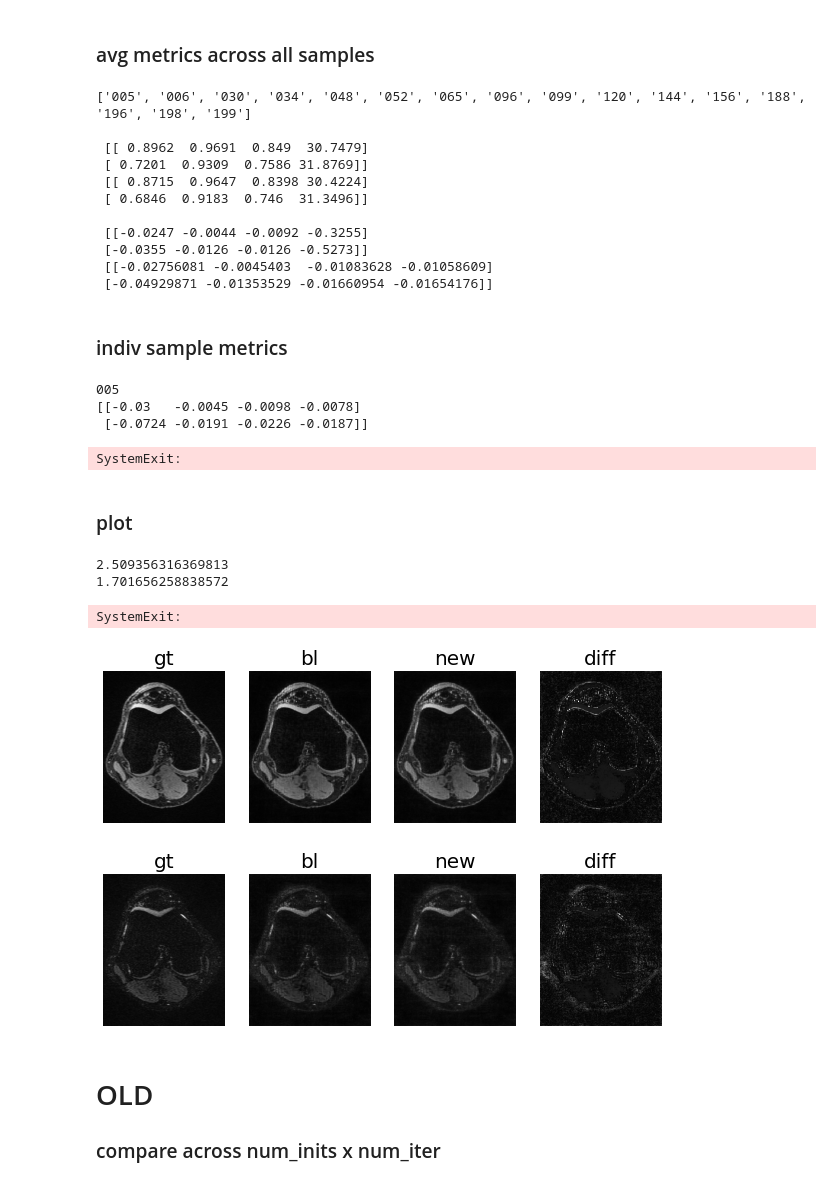
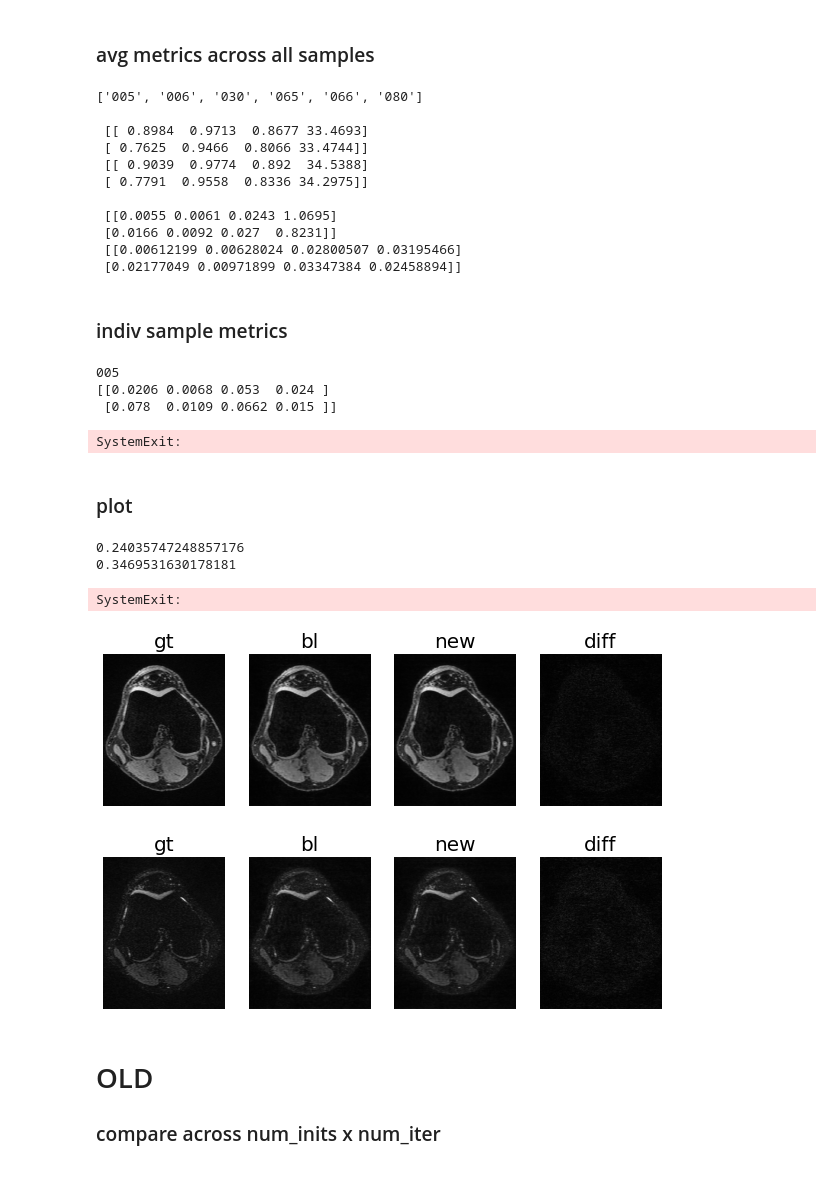
Before and after one commit to davevanveen/unsup_mri, a Jupyter notebook: ipynb/20210402_eval_many_inits.ipynb, the cells around one changed output. Saved outputs shown, nothing was run; the diff lists cells and outputs as text; code cells hidden in the pictures.

```diff
--- a/ipynb/20210402_eval_many_inits.ipynb
+++ b/ipynb/20210402_eval_many_inits.ipynb
@@ -80,23 +80,23 @@ accel = 4
 path_base = '/bmrNAS/people/dvv/out_qdess/accel_{}x/'.format(accel)
 
 path_gt = path_base + 'gt/'
-path_bl = path_base + 'many_heads/'
-path_new = path_base + 'many_heads/'
+path_bl = path_base + 'baseline/'
+path_new = path_base + 'many_inits/iter_10k/'
 
 inits_bl = 1
-inits_new = 4
+inits_new = 2
 # %% [markdown]
 ### load imgs, calc metrics
 # %%
 mtr_id_list = get_mtr_ids_and(path_bl, path_new)
 
 imgs_gt = load_imgs(mtr_id_list, path=path_gt)
-# imgs_bl = load_imgs_many_inits(mtr_id_list, path=path_bl,
-#                                num_inits=inits_bl, avg_inits=True)
-# imgs_new = load_imgs_many_inits(mtr_id_list, path=path_new,
-#                                 num_inits=inits_new, avg_inits=True)
-imgs_bl = load_imgs(mtr_id_list, path=path_bl, flag=False)
-imgs_new = load_imgs(mtr_id_list, path=path_new, flag=True)
+imgs_bl = load_imgs_many_inits(mtr_id_list, path=path_bl,
+                               num_inits=inits_bl, avg_inits=True)
+imgs_new = load_imgs_many_inits(mtr_id_list, path=path_new,
+                                num_inits=inits_new, avg_inits=True)
+# imgs_bl = load_imgs(mtr_id_list, path=path_bl)
+# imgs_new = load_imgs(mtr_id_list, path=path_new)
 
 metrics_bl = calc_metrics_imgs(imgs_gt, imgs_bl)
 metrics_new = calc_metrics_imgs(imgs_gt, imgs_new)
@@ -110,17 +110,17 @@ mu_new = np.around(np.mean(metrics_new, 0), 4)
 mu_diff = mu_new - mu_bl
 print('\n', mu_bl, '\n', mu_new, '\n\n', mu_diff, '\n', mu_new/mu_bl-1)
 # %% [output]
-['005', '006', '030', '034', '048', '052', '065', '096', '099', '120', '144', '156', '188', '196', '198', '199']
+['005', '006', '030', '065', '066', '080']
 
- [[ 0.8962  0.9691  0.849  30.7479]
- [ 0.7201  0.9309  0.7586 31.8769]]
- [[ 0.8715  0.9647  0.8398 30.4224]
- [ 0.6846  0.9183  0.746  31.3496]]
+ [[ 0.8984  0.9713  0.8677 33.4693]
+ [ 0.7625  0.9466  0.8066 33.4744]]
+ [[ 0.9039  0.9774  0.892  34.5388]
+ [ 0.7791  0.9558  0.8336 34.2975]]
 
- [[-0.0247 -0.0044 -0.0092 -0.3255]
- [-0.0355 -0.0126 -0.0126 -0.5273]]
- [[-0.02756081 -0.0045403  -0.01083628 -0.01058609]
- [-0.04929871 -0.01353529 -0.01660954 -0.01654176]]
+ [[0.0055 0.0061 0.0243 1.0695]
+ [0.0166 0.0092 0.027  0.8231]]
+ [[0.00612199 0.00628024 0.02800507 0.03195466]
+ [0.02177049 0.00971899 0.03347384 0.02458894]]
 # %% [markdown]
 ### indiv sample metrics
 # %%
@@ -136,43 +136,43 @@ for idx_s, mtr_id in enumerate(mtr_id_list):
     sys.exit()
 # %% [output]
 005
-[[-0.03   -0.0045 -0.0098 -0.0078]
- [-0.0724 -0.0191 -0.0226 -0.0187]]
+[[0.0206 0.0068 0.053  0.024 ]
+ [0.078  0.0109 0.0662 0.015 ]]
 SystemExit:
 # %% [markdown]
 ### plot
 # %%
 # title_list = ['gt', '1 init', '4 inits']
 title_list = ['gt', 'bl', 'new']
 clim_list = [None] * len(title_list)
 DIFF_MAP = True
 
 for idx_s in np.arange(imgs_gt.shape[0]):
     for idx_e in np.arange(imgs_gt.shape[1]):
 
         im_gt, im1, im2 = imgs_gt[idx_s, idx_e], \
                           imgs_bl[idx_s, idx_e], \
                           imgs_new[idx_s, idx_e]
 #         im_gt, im1, im2 = scale_0_1(im_gt), scale_0_1(im1), scale_0_1(im2)
         arr_list = [im_gt, im1, im2]
 
         if DIFF_MAP:
-            C = 10 # constant for plotting on clim=(0,1)
+            C = 4 # constant for plotting on clim=(0,1)
             im_diff = C * np.abs(scale_0_1(im1) - scale_0_1(im2))
             print(im_diff.max())
             arr_list.append(im_diff)
             title_list.append('diff')
             clim_list.append((0,1))
 
         plot_row_qdess(arr_list, title_list, clim_list)
 
     sys.exit()
 # %% [output]
-2.509356316369813
-1.701656258838572
+0.24035747248857176
+0.3469531630178181
 SystemExit:
-[figure, old version]
+[figure, new version]
-[figure, old version]
+[figure, new version]
 # %% [markdown]
 # OLD
 
```
Also changed, not shown: 6 other files.
